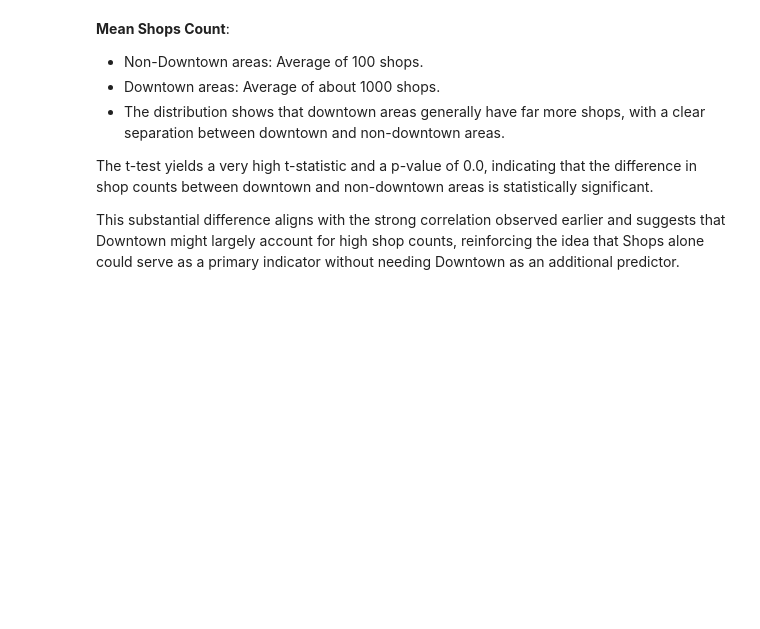
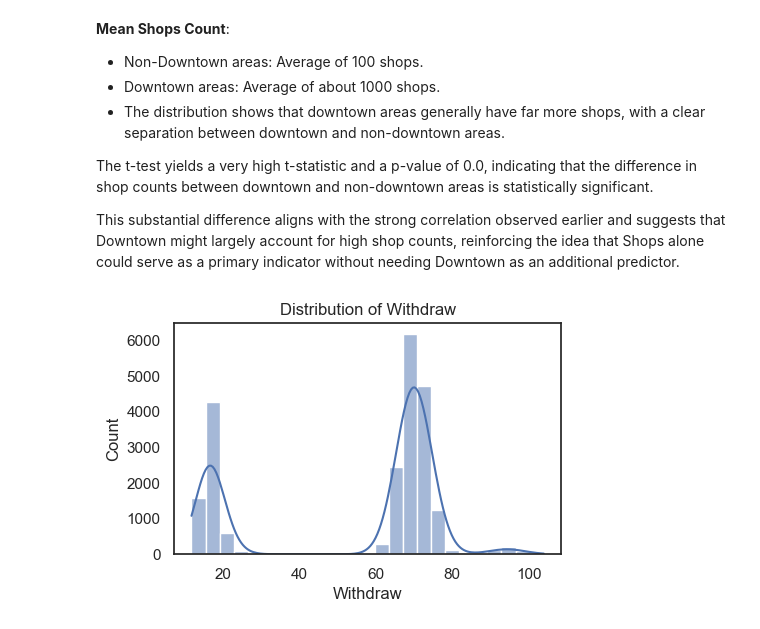
Before and after one commit to ekg-21/econ3203_Y, a Jupyter notebook: eda_notebook.ipynb, the cells around one changed output. Saved outputs shown, nothing was run; the diff lists cells and outputs as text; code cells hidden in the pictures; blank space fills up the shorter version.

```diff
--- a/eda_notebook.ipynb
+++ b/eda_notebook.ipynb
@@ -377,3 +377,12 @@ mean_shops_by_downtown, t_stat, p_value
 The t-test yields a very high t-statistic and a p-value of 0.0, indicating that the difference in shop counts between downtown and non-downtown areas is statistically significant.
 
 This substantial difference aligns with the strong correlation observed earlier and suggests that Downtown might largely account for high shop counts, reinforcing the idea that Shops alone could serve as a primary indicator without needing Downtown as an additional predictor.
+# %%
+"""
+Looking into top range of withdraw
+"""
+sns.histplot(atm['Withdraw'], kde=True)
+plt.title('Distribution of Withdraw')
+plt.show()
+# %% [output]
+[figure, added]
```
Also changed, not shown: parts of 23 cells of this notebook.
